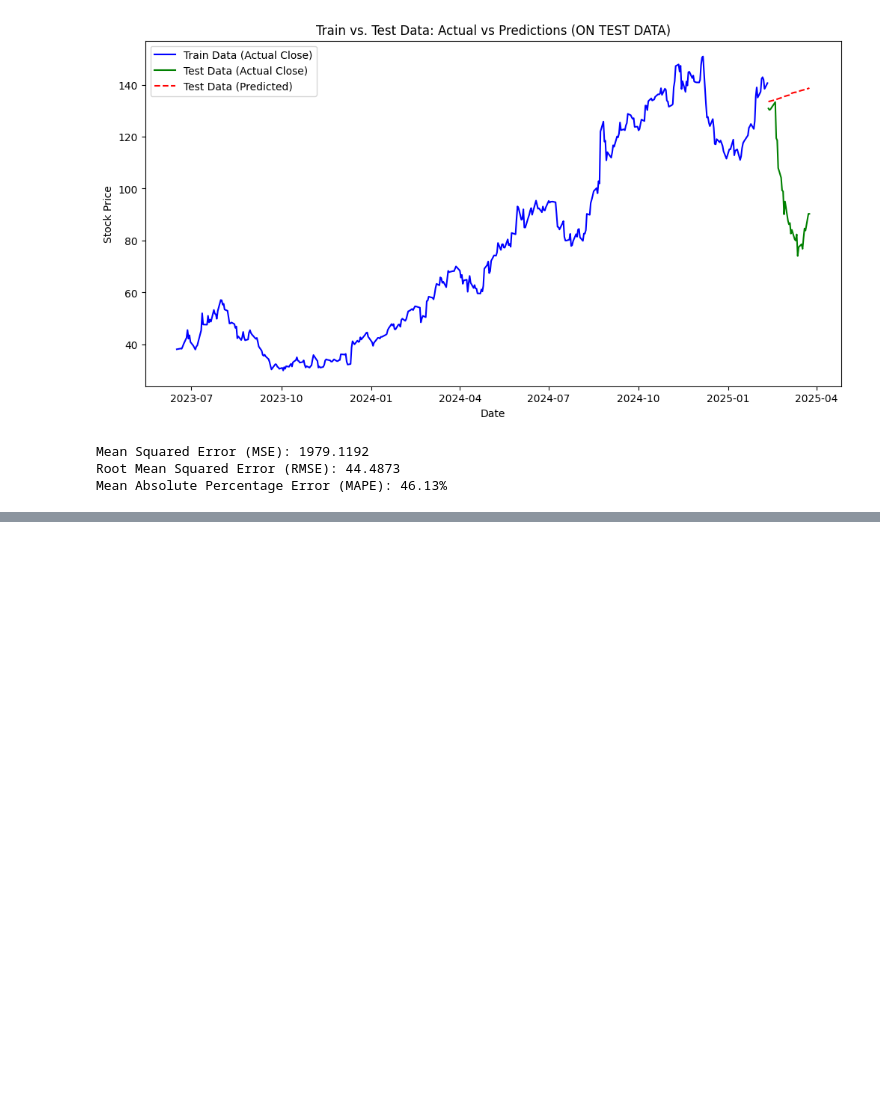
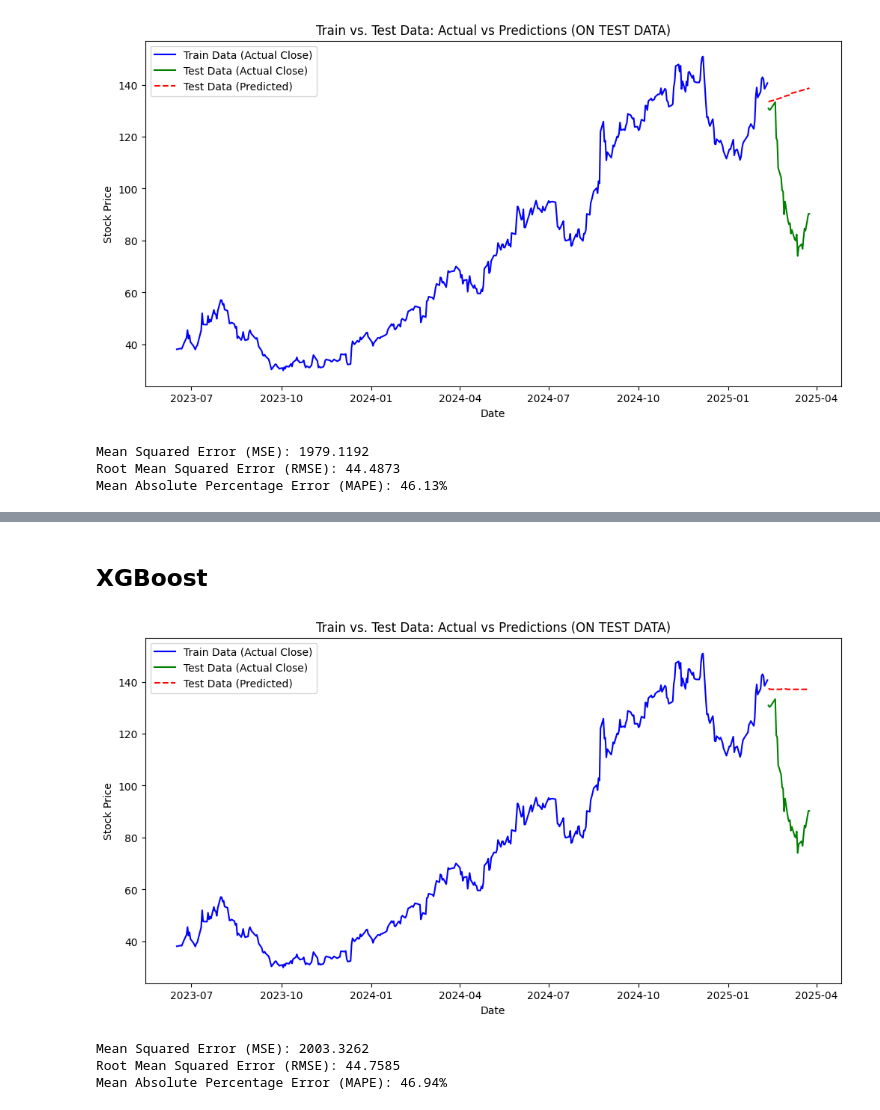
Before and after one commit to mfannin099/Stock_Analysis, a Jupyter notebook: predictions.ipynb, the cells around one changed output, grey strips where cells are left out. Saved outputs shown, nothing was run; the diff lists cells and outputs as text; code cells hidden in the pictures; blank space fills up the shorter version.

Commit message:
Updated w/ XGBoost

```diff
--- a/predictions.ipynb
+++ b/predictions.ipynb
@@ -482,0 +468,51 @@ Close = -2.3687 + (0.1575 * days_past) + (0.3735 * months_past) + (30.0537 * yea
+# %% [markdown]
+## XGBoost
+# %%
+import xgboost as xgb
+
+test_length = 30
+lag_value = days_of_trading_to_predict + 1
+lag_value2 = (days_of_trading_to_predict *2) + 1
+
+xgboost_df = df_to_model.copy()
+
+## Adding Time Features
+reference_date_train = xgboost_df.index.min()
+time_diff = reference_date_train - xgboost_df.index
+xgboost_df['days_past'] = time_diff.days
+xgboost_df['months_past'] = time_diff.days // 30  # Approximation of months
+xgboost_df['years_past'] = time_diff.days // 365  # Approximation of years
+xgboost_df[['days_past', 'months_past', 'years_past']] = xgboost_df[['days_past', 'months_past', 'years_past']].apply(lambda x: x.abs())
+
+# Adding Lag Features
+xgboost_df[f'lag_{lag_value}'] = xgboost_df['Close'].shift(lag_value).fillna(0)
+
+## Creating train & test
+test_data = xgboost_df.tail(test_length).copy()
+first_test_date = test_data.index[0] # To make train
+
+# Train Data
+train_data = xgboost_df[xgboost_df.index < first_test_date].copy()
+
+X_train = train_data[['days_past', 'months_past', 'years_past', 'lag_101']]
+y_train = train_data['Close']
+
+X_test = test_data[['days_past', 'months_past', 'years_past', 'lag_101']]
+y_test = test_data['Close']
+
+model = xgb.XGBRegressor(n_estimators=100, learning_rate=0.05, max_depth=3)
+model.fit(X_train, y_train)
+
+y_pred = model.predict(X_test)
+test_data['preds'] = y_pred
+
+# Plot results
+plot_train_test(train_data, test_data)
+
+# Display performance metrics
+display_metrics(test_data)
+# %% [output]
+[figure, added]
+Mean Squared Error (MSE): 2003.3262
+Root Mean Squared Error (RMSE): 44.7585
+Mean Absolute Percentage Error (MAPE): 46.94%
```
Also changed, not shown: parts of 4 cells of this notebook.
